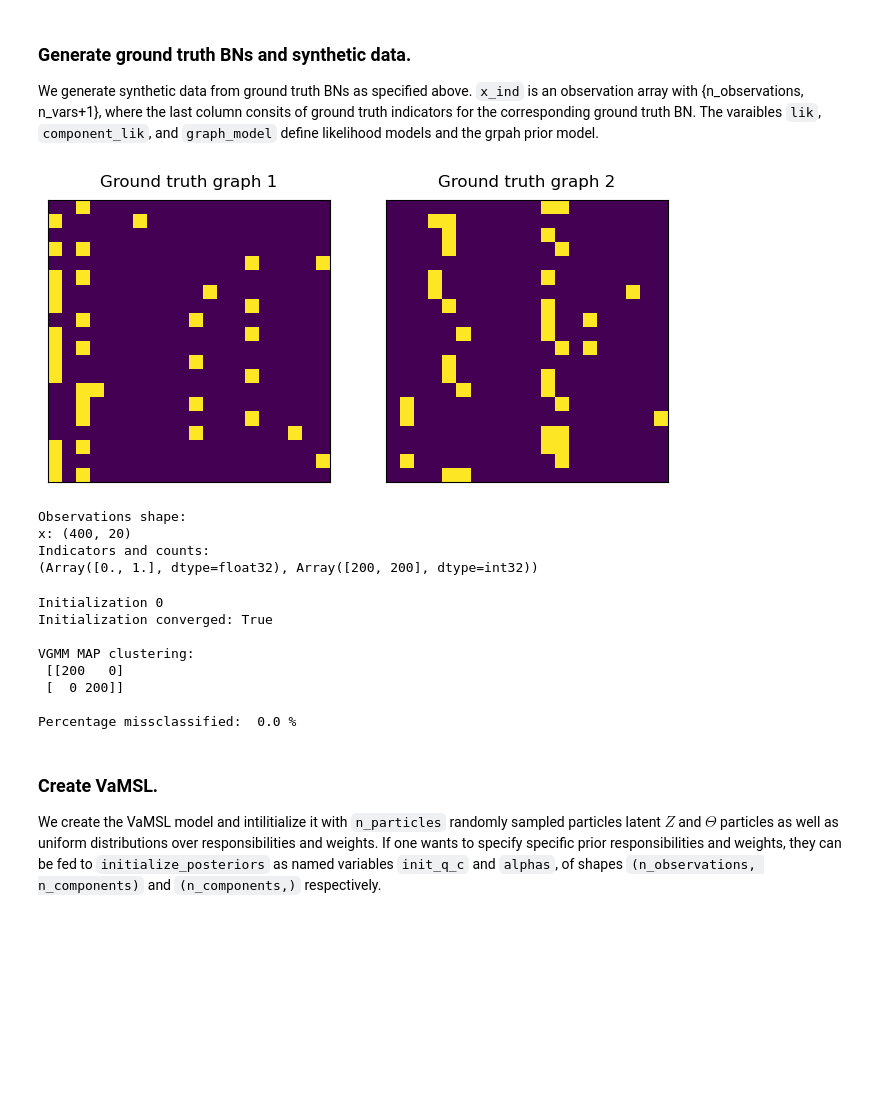
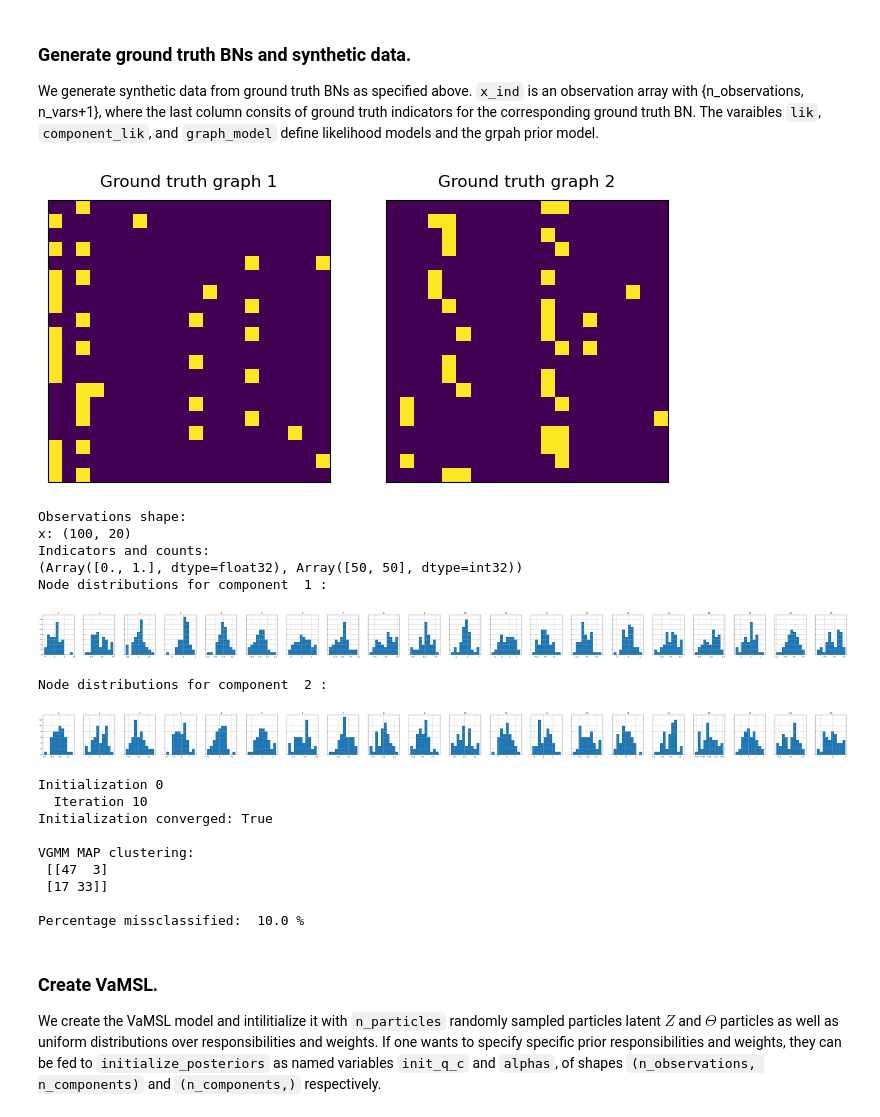
Before and after one commit to ZacBjo/VaMSL_proj, a Jupyter notebook: examples/vamsl_example.ipynb, the cells around one changed output. Cells and saved outputs as stored; diff of their text form; code cells hidden in the pictures; blank space fills up the shorter version.

```diff
--- a/examples/vamsl_example.ipynb
+++ b/examples/vamsl_example.ipynb
@@ -44,11 +46,12 @@ The elements of `mixing rate` defines the proportion of the total number of obse
 Each Gaussain BN has `n_vars` variables and has either a linear or nonlinear mean function depending on `struct_eq_type`. The nonlinear functions are modelled using shallow NNs. The random graph prior is either set to `er` (Erdos-Renyi) or `sf` (scale-free) graphs.
 # %%
 # Set random seed
-key = random.PRNGKey((seed:=523))
+key = random.PRNGKey((seed:=124))
 
 # Data settings
-n_observations = 400 # total number of observations
-mixing_rate = jnp.array([0.5,0.5]) # mixing rate of observations (also defines number of components)
+n_observations = 200 # total number of observations to generate
+ho_frac = 0.5 # fraction of observations held-out (for predicitve perfomance assessment)
+mixing_rate = jnp.array([0.5,0.5]) # mixing rate of observations (also defines number of DGPs)
 #mixing_rate = 1/(K:=5) * jnp.ones(K) # uniform mixing rates for K components
 
 # BN settings
@@ -59,6 +62,7 @@ graph_type = 'sf' # Random graph structure: 'sf' (scale-free) or 'er' (Erdos-Ren
 # Derived variables
 n_components = mixing_rate.shape[0]
 linear = True if struct_eq_type == 'linear' else False
+n_obs = int(n_observations * (1-ho_frac))
 # %% [markdown]
 ### Generate ground truth BNs and synthetic data.
 
@@ -66,29 +70,43 @@ We generate synthetic data from ground truth BNs as specified above. `x_ind` is
 # %%
 from vamsl.target import make_mixture_model
 from vamsl.utils import visualize_ground_truth, visualize_ground_truths
 
+key = random.PRNGKey((seed:=523))
 key, subk = random.split(key)
 # Generate data (with indicators for component assignment), ground truth BNs, likelihood models, and random graph model
 x_ind, ground_truth_graphs, ground_truth_thetas, lik, component_lik, graph_model = make_mixture_model(key=subk,
                                                                                                       mixing_rate=mixing_rate,
                                                                                                       n_vars=n_vars,
                                                                                                       n_observations=n_observations,
                                                                                                       graph_type=graph_type,
-                                                                                                      struct_eq_type=struct_eq_type)
+                                                                                                      struct_eq_type=struct_eq_type,
+                                                                                                      edges_per_node=2,
+                                                                                                      obs_noise=0.1)
 visualize_ground_truths(ground_truth_graphs)
 #print(ground_truth_graphs)
 # Remove indicator vector from data
-x = x_ind[:,0:n_vars] # [n_observations, n_vars]
+x = x_ind[:n_obs,:n_vars] # [n_observations, n_vars]
+indicator = x_ind[:n_obs,n_vars]
+x_ho = x_ind[n_obs:,:n_vars] # [n_observations, n_vars]
+indicator_ho = x_ind[n_obs:,n_vars]
 print('Observations shape:')
 print('x: ' + str(x.shape))
 print('Indicators and counts:')
-print(jnp.unique(x_ind[:,n_vars], return_counts=True))
+print(jnp.unique(indicator, return_counts=True))
+for i in range(n_components):
+    print('Node distributions for component ', i+1, ':')
+    pd.DataFrame(x[indicator==i, :]).hist(sharey=True,figsize=(4*n_vars,4),layout=(1,n_vars))
+    plt.show()
 # %% [output]
 [figure]
 Observations shape:
-x: (400, 20)
+x: (100, 20)
 Indicators and counts:
-(Array([0., 1.], dtype=float32), Array([200, 200], dtype=int32))
+(Array([0., 1.], dtype=float32), Array([50, 50], dtype=int32))
+Node distributions for component  1 :
+[figure, added]
+Node distributions for component  2 :
+[figure, added]
 # %%
 import numpy as np
 from sklearn.mixture import BayesianGaussianMixture
@@ -100,18 +118,19 @@ if  n_observations > 0:
     random_state = seed
 
     labels = BayesianGaussianMixture(n_components=n_components, random_state=random_state, init_params='random_from_data', verbose=1).fit_predict(x)
-    VGMM_assignments = confusion_matrix(x_ind[:,n_vars], labels)[:,linear_sum_assignment(confusion_matrix(x_ind[:,n_vars], labels), maximize=True)[1]]
+    VGMM_assignments = confusion_matrix(indicator, labels)[:,linear_sum_assignment(confusion_matrix(indicator, labels), maximize=True)[1]]
     print("\nVGMM MAP clustering:\n", VGMM_assignments, '\n')
     print('Percentage missclassified: ', 100*jnp.sum(VGMM_assignments[~jnp.eye(n_components, dtype=bool)])/n_observations, '%') # mask diagonal with logical not of identity matrix
 # %% [output]
 Initialization 0
+  Iteration 10
 Initialization converged: True
 
 VGMM MAP clustering:
- [[200   0]
- [  0 200]]
+ [[47  3]
+ [17 33]]
 
-Percentage missclassified:  0.0 %
+Percentage missclassified:  10.0 %
 # %% [markdown]
 ### Create VaMSL.
 
```
Also changed, not shown: parts of 24 cells of this notebook.
